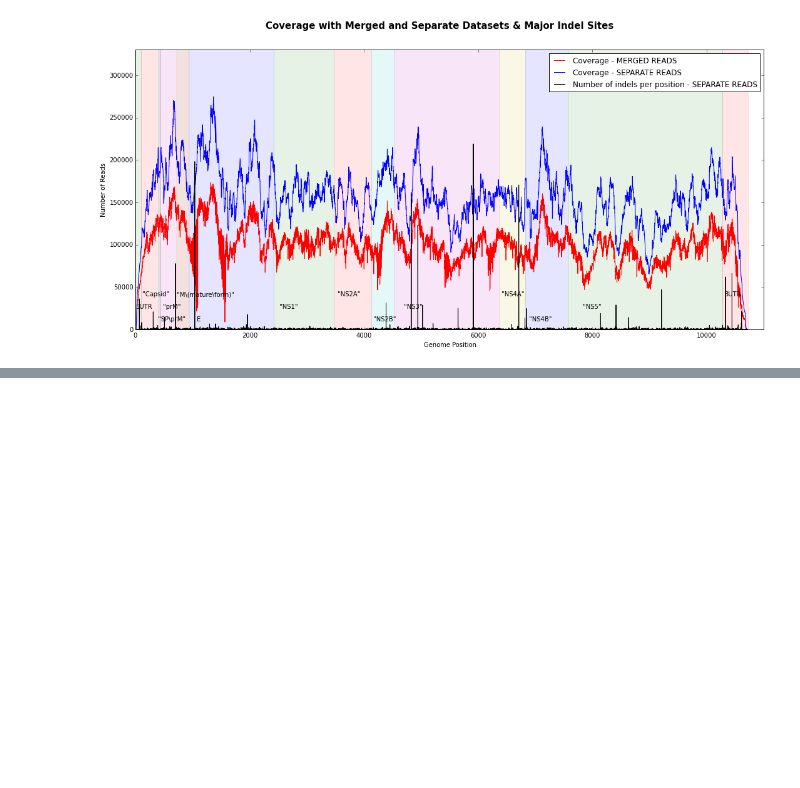
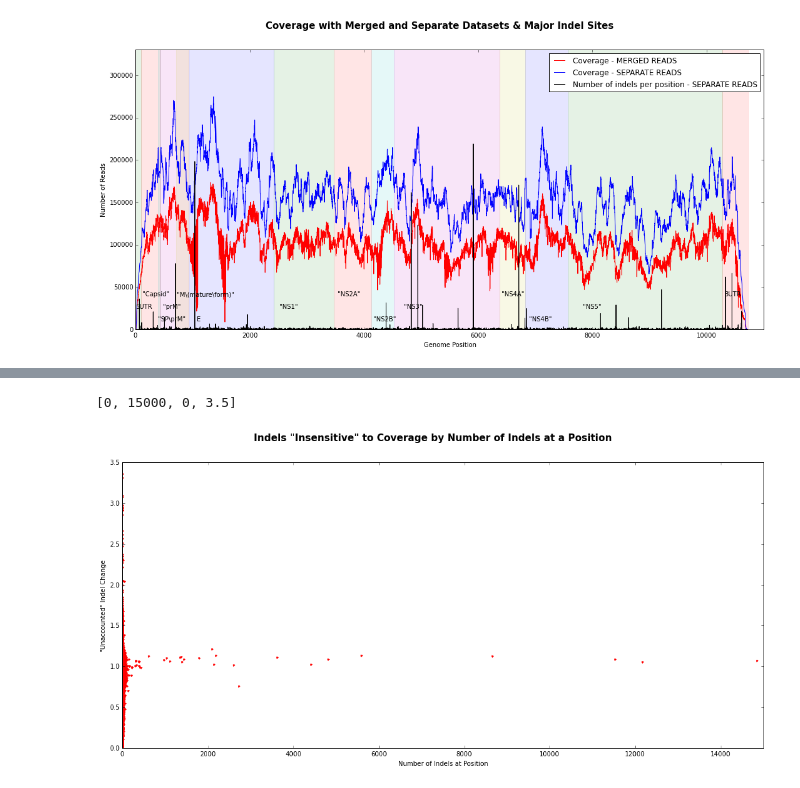
Before and after one commit to pvmarkov/DENGOMICS, a Jupyter notebook: analysis notebooks/Comparing Indels Between Merged and Separate Reads .bam.ipynb, the cells around one changed output, grey strips where cells are left out. Cells and saved outputs as stored; diff of their text form; code cells hidden in the pictures; blank space fills up the shorter version.

```diff
--- a/analysis notebooks/Comparing Indels Between Merged and Separate Reads .bam.ipynb
+++ b/analysis notebooks/Comparing Indels Between Merged and Separate Reads .bam.ipynb
@@ -92,0 +146,15 @@ for gene in annots_list:
+# %%
+%matplotlib inline
+rcParams['figure.figsize'] = 18, 8
+plt.suptitle('Indels "Insensitive" to Coverage by Number of Indels at a Position ', fontsize=15, fontweight='bold')
+#plt.plot (counts_dataframe_merged ['position'][range_of_sites], counts_dataframe_merged ['coverage'][range_of_sites]/counts_dataframe_separate ['coverage'][range_of_sites], 'r-') #(position, coverage, 'r-')
+#plt.plot (counts_dataframe_merged ['position'][range_of_sites], counts_dataframe_merged ['number_of_indels_by_position'][range_of_sites]/counts_dataframe_separate ['number_of_indels_by_position'][range_of_sites], 'b.')
+plt.plot (counts_dataframe_merged ['number_of_indels_by_position'][range_of_sites], (counts_dataframe_merged ['number_of_indels_by_position'][range_of_sites]/counts_dataframe_separate ['number_of_indels_by_position'][range_of_sites])/ (counts_dataframe_merged ['coverage'][range_of_sites]/counts_dataframe_separate ['coverage'][range_of_sites]), 'r.')
+plt.xlabel ('Number of Indels at Position')
+plt.ylabel ('"Unaccounted" Indel Change')
+axis_lower_limit = 0
+axis_upper_limit = 3.5
+plt.axis ([0, 15000, axis_lower_limit, axis_upper_limit])
+# %% [output]
+[0, 15000, 0, 3.5]
+[figure, added]
```
Also changed, not shown: parts of 10 cells of this notebook, 12 other files.
